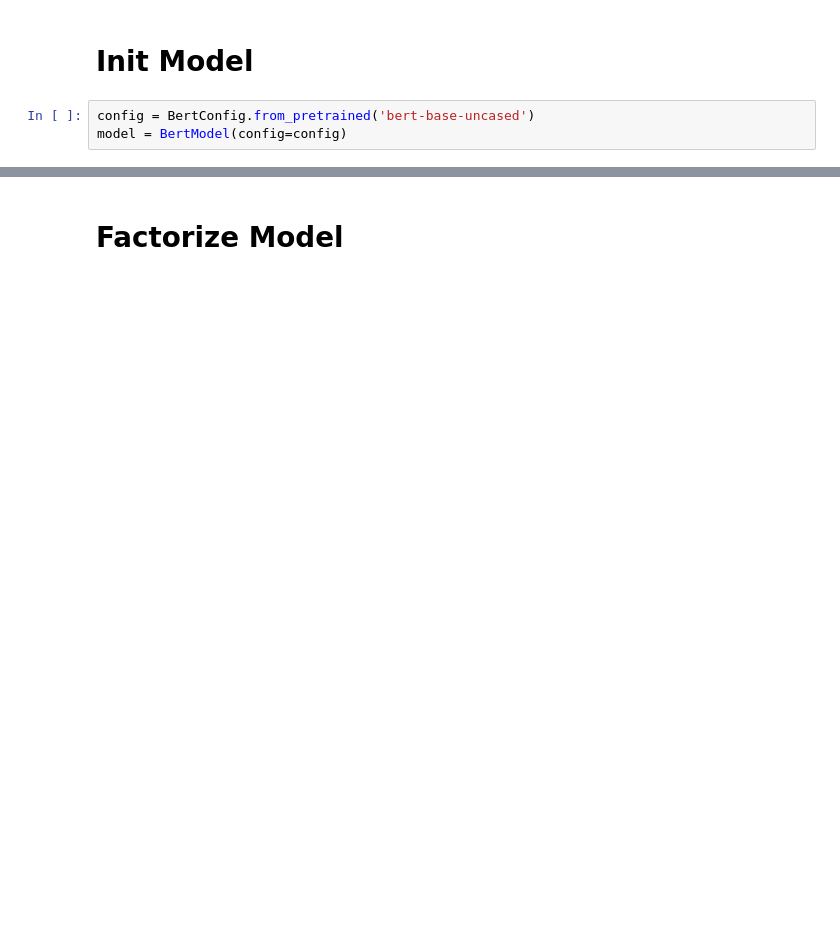
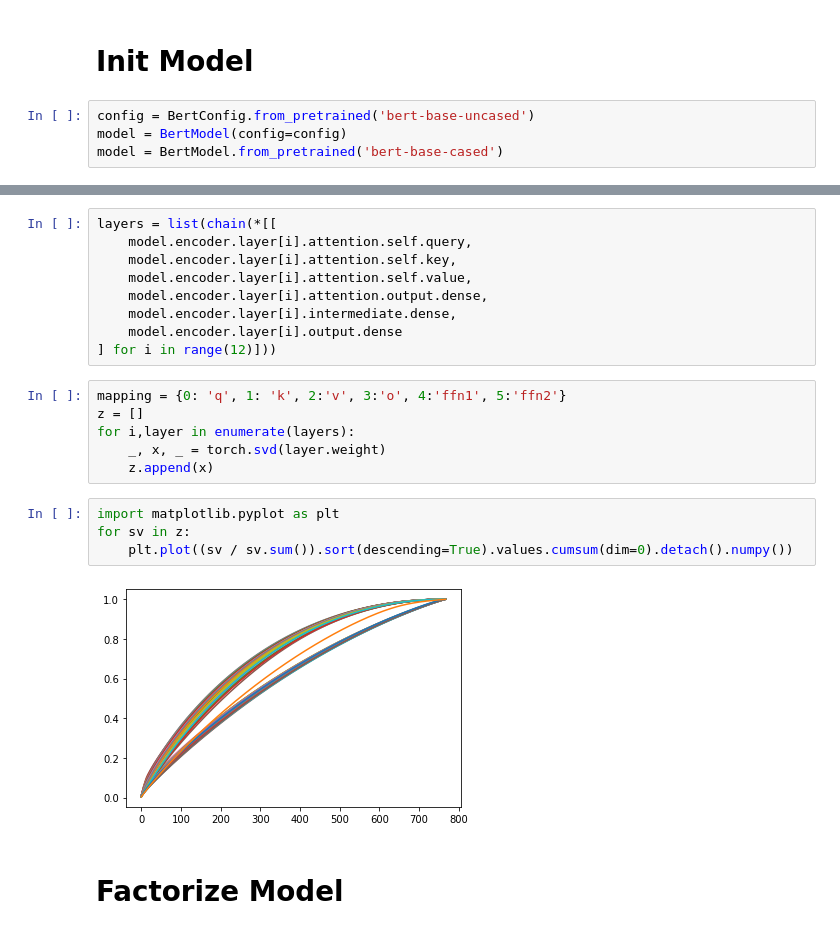
Before and after one commit to SamuelCahyawijaya/greenformer, a Jupyter notebook: examples/factorize_bert.ipynb, the cells around one changed output, grey strips where cells are left out. Saved outputs shown, nothing was run; the diff lists cells and outputs as text; blank space fills up the shorter version.

```diff
--- a/examples/factorize_bert.ipynb
+++ b/examples/factorize_bert.ipynb
@@ -7,3 +8,4 @@ from py_auto_fact import auto_fact
 # %%
 config = BertConfig.from_pretrained('bert-base-uncased')
 model = BertModel(config=config)
+model = BertModel.from_pretrained('bert-base-cased')
@@ -10,3 +16,24 @@ model = BertModel(config=config)
+# %%
+layers = list(chain(*[[
+    model.encoder.layer[i].attention.self.query,
+    model.encoder.layer[i].attention.self.key,
+    model.encoder.layer[i].attention.self.value,
+    model.encoder.layer[i].attention.output.dense,
+    model.encoder.layer[i].intermediate.dense,
+    model.encoder.layer[i].output.dense
+] for i in range(12)]))
+# %%
+mapping = {0: 'q', 1: 'k', 2:'v', 3:'o', 4:'ffn1', 5:'ffn2'}
+z = []
+for i,layer in enumerate(layers):
+    _, x, _ = torch.svd(layer.weight)
+    z.append(x)
+# %%
+import matplotlib.pyplot as plt
+for sv in z:
+    plt.plot((sv / sv.sum()).sort(descending=True).values.cumsum(dim=0).detach().numpy())
+# %% [output]
+[figure, added]
 # %% [markdown]
 # Factorize Model
 # %%
```
Also changed, not shown: parts of 7 cells of this notebook, 4 other files.
